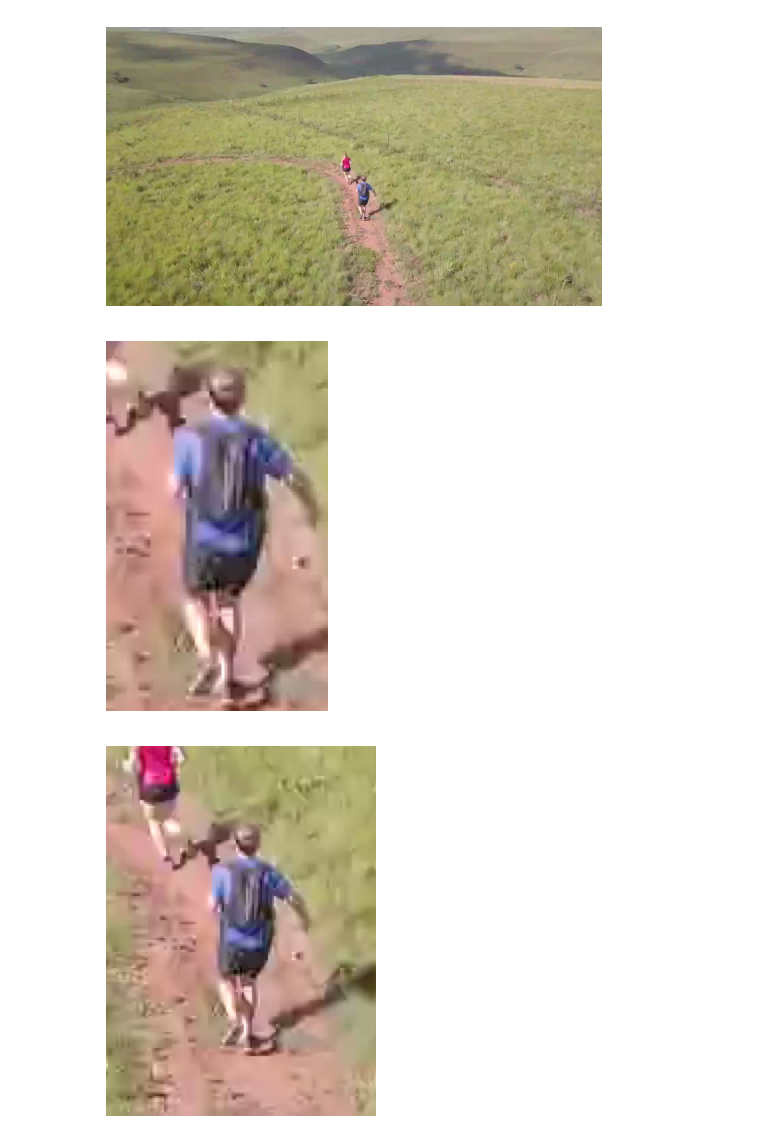
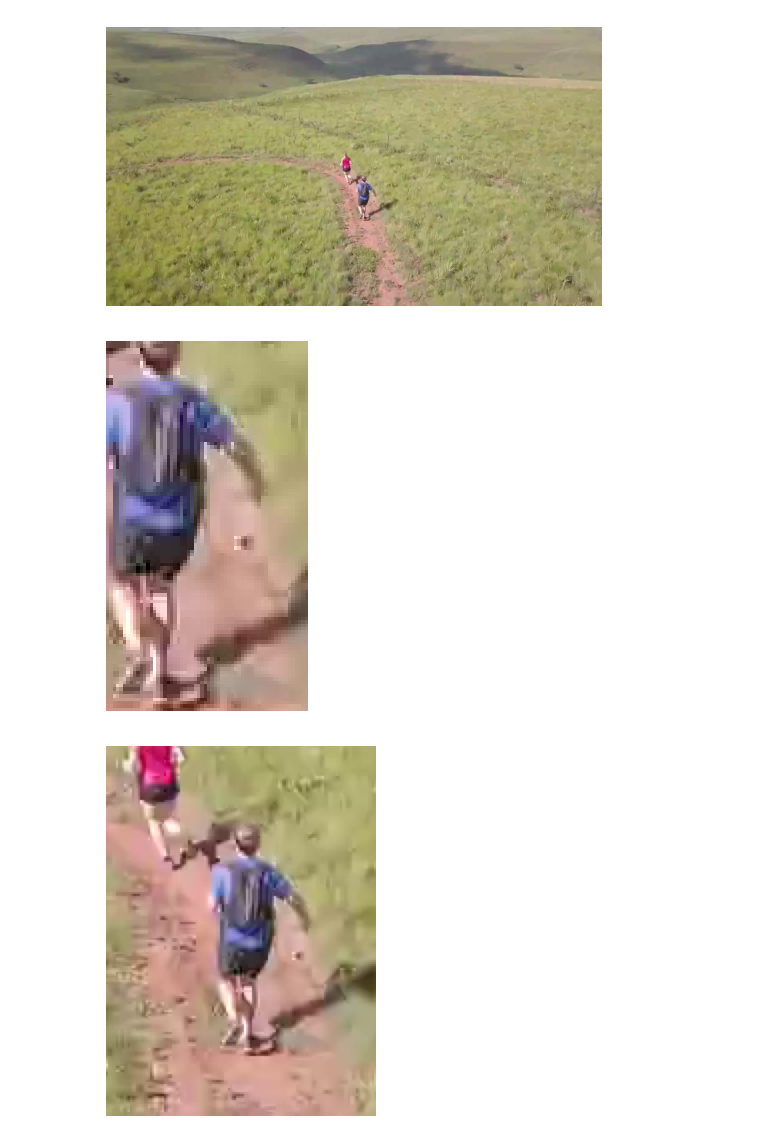
Before and after one commit to AlexisViauCardinal/COMP558-FinalProject, a Jupyter notebook: presentation/segmentation.ipynb, the cells around one changed output. Cells and saved outputs as stored; diff of their text form; code cells hidden in the pictures.

```diff
--- a/presentation/segmentation.ipynb
+++ b/presentation/segmentation.ipynb
@@ -21,16 +21,16 @@ fig.savefig(out_path + "og.png", dpi = fig.dpi, bbox_inches='tight')
 # %% [output]
 [figure]
 # %%
-x, y, w, h = 625, 375, 75, 125
+x, y, w, h = 645, 385, 40, 100
 zoomed = frame[y : y + h, x : x + w, :]
 
 fig = plt.figure()
 plt.axis("off")
 plt.imshow(zoomed[:, :, ::-1])
 plt.show()
 fig.savefig(out_path + "zoomed.png", dpi = fig.dpi, bbox_inches='tight')
 # %% [output]
-[figure, old version]
+[figure, new version]
 # %%
 extend_x, extend_y = 30, 30
 xp, yp, wp, hp = 625 - extend_x, 375 - extend_y, 75 + 2 * extend_x, 125 + 2 * extend_y
```
Also changed, not shown: 12 other files.
